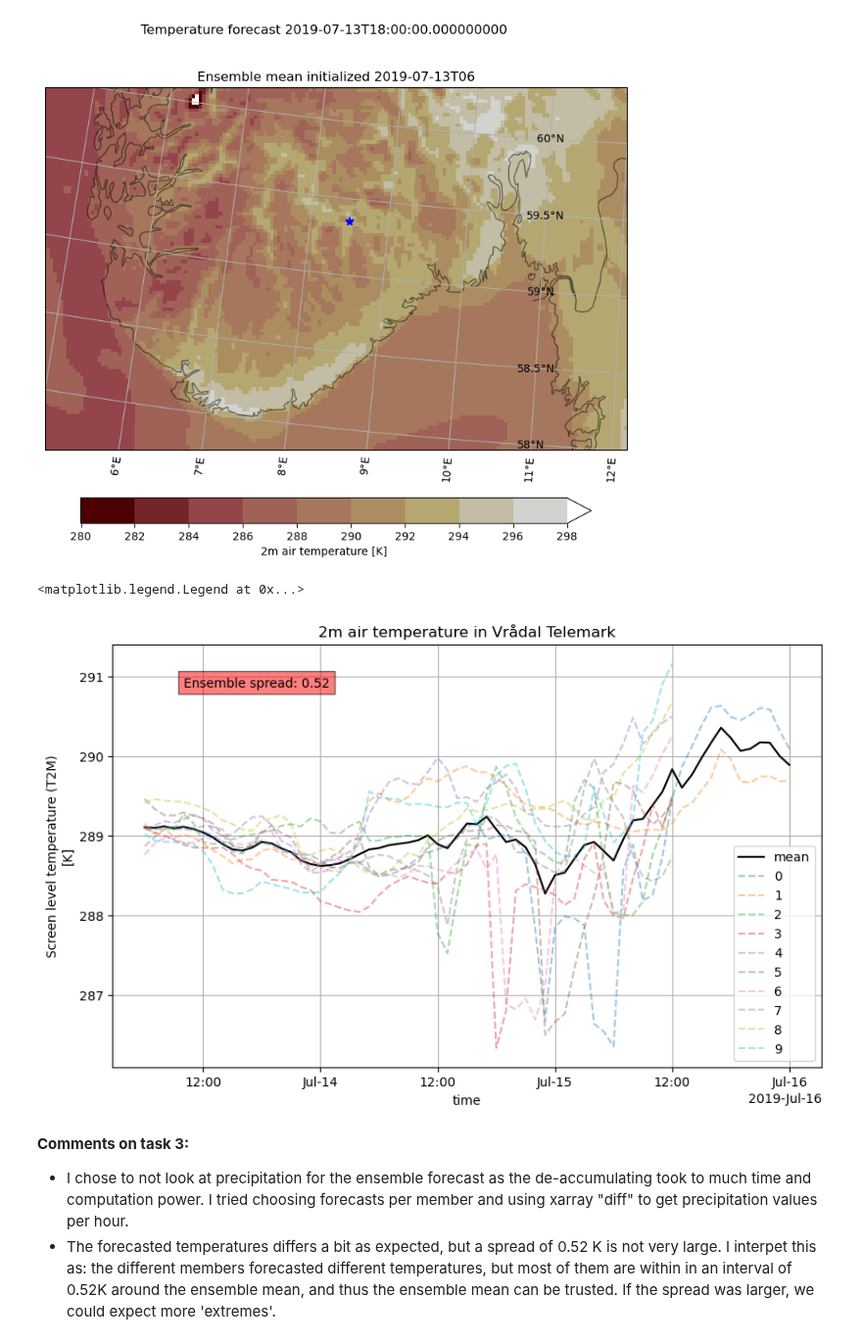
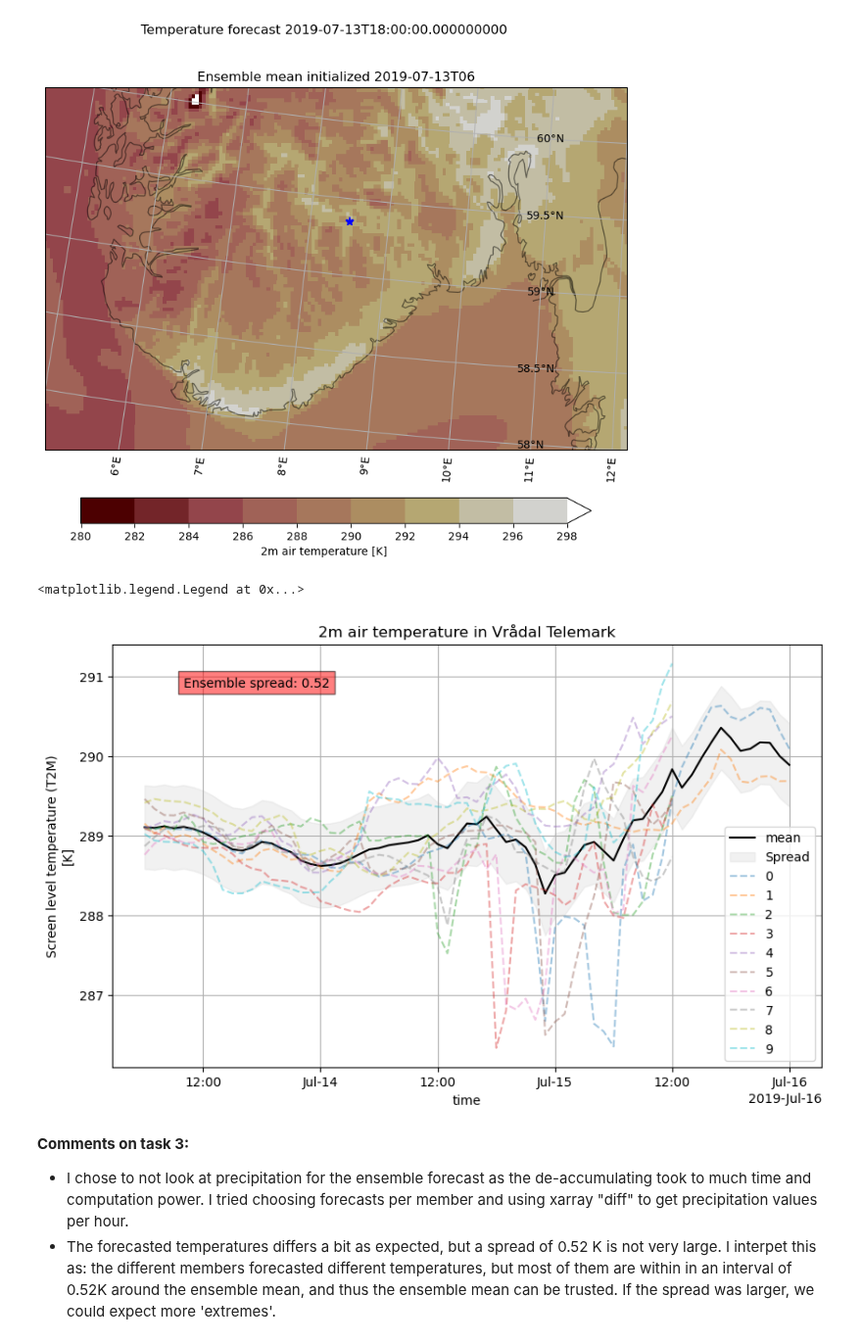
Before and after one commit to kjes4pres/GEO4902, a Jupyter notebook: Exercise 3/Ensemble_Prediction_Part1.ipynb, the cells around one changed output. Shown at 98% size. Saved outputs shown, nothing was run; the diff lists cells and outputs as text; code cells hidden in the pictures.

Commit message:
added spread in plot

```diff
--- a/Exercise 3/Ensemble_Prediction_Part1.ipynb
+++ b/Exercise 3/Ensemble_Prediction_Part1.ipynb
@@ -146,24 +146,27 @@ spread_Vradal = (ensemble_spread.isel(height1 = 0, x = xloc, y = yloc).values).i
 # %%
 # Point forecast of Vrådal
 
 fig, ax = plt.subplots(figsize=(10,6))
 
 ensemble_mean.isel(height1=0, x=xloc, y=yloc).plot.line(ax=ax, color='black' ,label = 'mean')
+
+ax.fill_between(ensemble_mean.time, ensemble_mean.isel(height1=0, x=xloc, y=yloc) - spread_Vradal, ensemble_mean.isel(height1=0, x=xloc, y=yloc) + spread_Vradal, color="lightgrey", alpha=0.3, label="Spread")
+
 for i in range(0,10):
     temp.isel(height1=0, x=xloc, y=yloc, ensemble_member=i).plot.line(ax=ax, linestyle='--', alpha=0.4,label =temp.ensemble_member[i].values)
 
 xlim = ax.get_xlim()
 ylim = ax.get_ylim()
 x_pos = xlim[0] + 0.1 * (xlim[1] - xlim[0])  # 10% from the left
 y_pos = ylim[0] + 0.9 * (ylim[1] - ylim[0])  # 90% up
 
 ax.text(x=x_pos, y=y_pos, s= f'Ensemble spread: {spread_Vradal:.2f}', bbox=dict(facecolor='red', alpha=0.5))
 ax.grid()
 ax.set_title('2m air temperature in Vrådal Telemark')
 ax.legend()
 # %% [output]
 <matplotlib.legend.Legend at 0x...>
-[figure, old version]
+[figure, new version]
 # %% [markdown]
 __Comments on task 3:__
 - I chose to not look at precipitation for the ensemble forecast as the de-accumulating took to much time and computation power. I tried choosing forecasts per member and using xarray "diff" to get precipitation values per hour.
```
